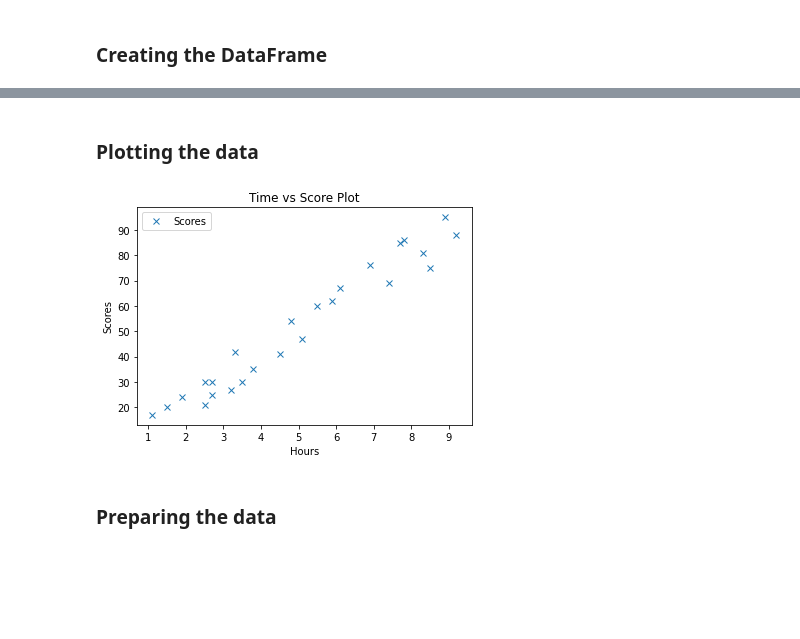
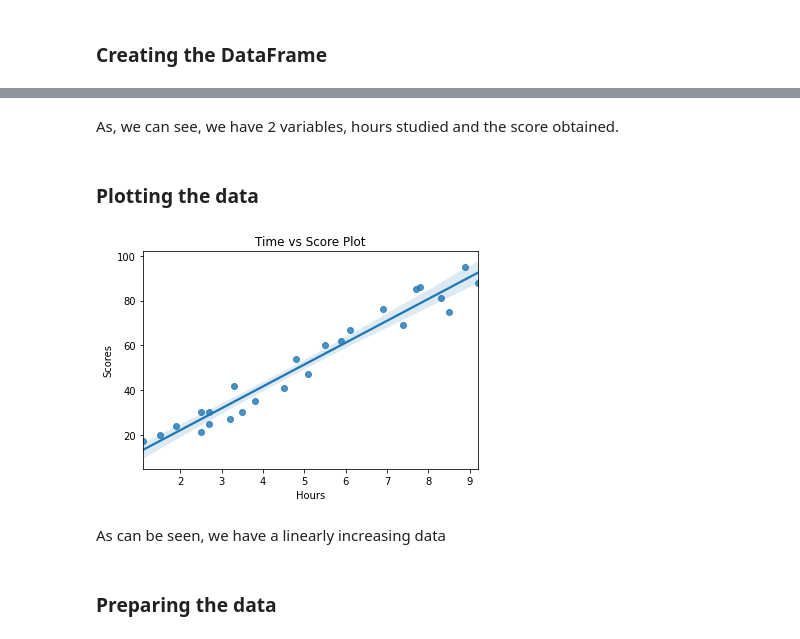
Before and after one commit to 7wikd/GRIP, a Jupyter notebook: Linear_Regression_GRIP/LinearRegression.ipynb, the cells around one changed output, grey strips where cells are left out. Drawn from its saved outputs; the diff is of its cells as text; code cells hidden in the pictures; blank space fills up the shorter version.

```diff
--- a/Linear_Regression_GRIP/LinearRegression.ipynb
+++ b/Linear_Regression_GRIP/LinearRegression.ipynb
@@ -31,13 +28,17 @@ df.head()
+# %% [markdown]
+As, we can see, we have 2 variables, hours studied and the score obtained.
 # %% [markdown]
 ### Plotting the data
 # %%
-df.plot(x="Hours",y="Scores", style = 'x')
+sns.regplot(x=df['Hours'],y=df['Scores'])
 plt.title("Time vs Score Plot")
 plt.xlabel('Hours')
 plt.ylabel('Scores')
 plt.show()
 # %% [output]
-[figure, old version]
+[figure, new version]
+# %% [markdown]
+As can be seen, we have a linearly increasing data
 # %% [markdown]
 ### Preparing the data
 # %%
```
Also changed, not shown: parts of 12 cells of this notebook, 1 other file.
